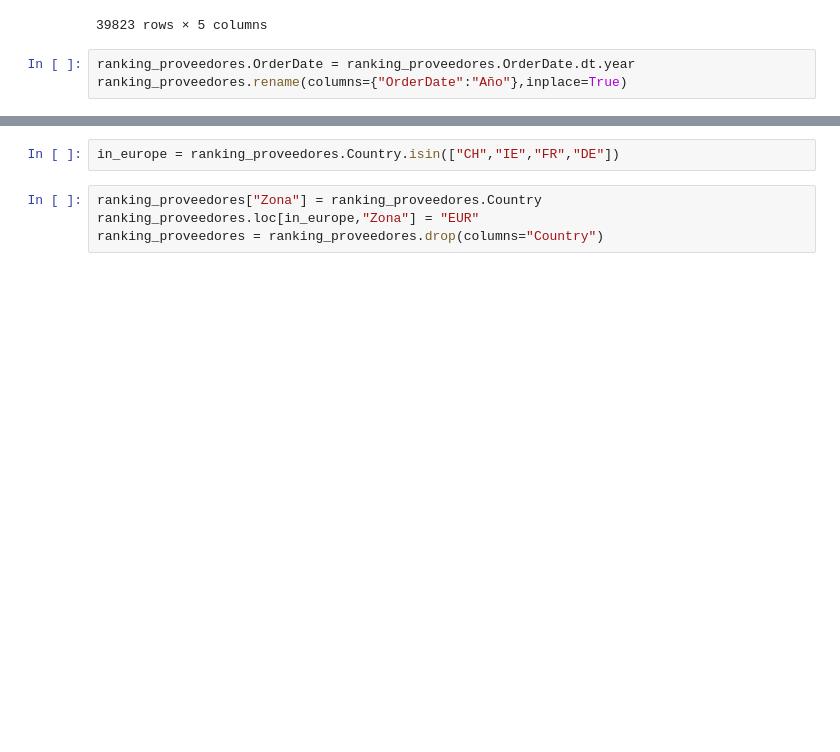
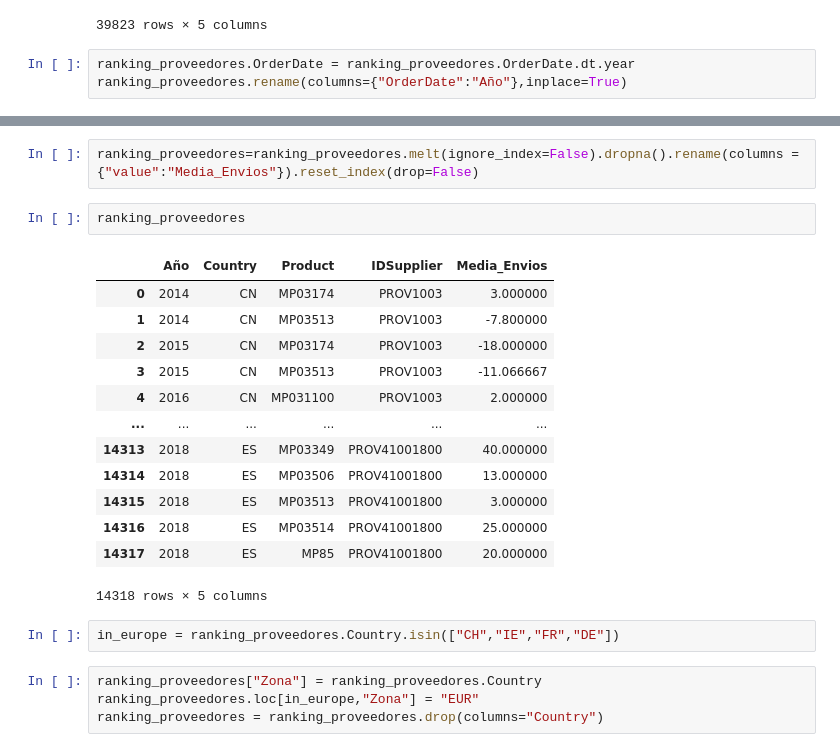
Before and after one commit to borjaLISDATA/Pruebas, a Jupyter notebook: Pandas/Prueba_Tecnica_y_Modelado_ETL.ipynb, the cells around one changed output, grey strips where cells are left out. Drawn from its saved outputs; the diff is of its cells as text; blank space fills up the shorter version.

```diff
--- a/Pandas/Prueba_Tecnica_y_Modelado_ETL.ipynb
+++ b/Pandas/Prueba_Tecnica_y_Modelado_ETL.ipynb
@@ -450,3 +470,21 @@ ranking_proveedores = ranking_proveedores.unstack().melt(ignore_index=False).dro
+# %%
+ranking_proveedores=ranking_proveedores.melt(ignore_index=False).dropna().rename(columns = {"value":"Media_Envios"}).reset_index(drop=False)
+# %%
+ranking_proveedores
+# %% [output]
+|  | Año | Country | Product | IDSupplier | Media_Envios |
+| 0 | 2014 | CN | MP03174 | PROV1003 | 3.000000 |
+| 1 | 2014 | CN | MP03513 | PROV1003 | -7.800000 |
+| 2 | 2015 | CN | MP03174 | PROV1003 | -18.000000 |
+| 3 | 2015 | CN | MP03513 | PROV1003 | -11.066667 |
+| 4 | 2016 | CN | MP031100 | PROV1003 | 2.000000 |
+| ... | ... | ... | ... | ... | ... |
+| 14313 | 2018 | ES | MP03349 | PROV41001800 | 40.000000 |
+| 14314 | 2018 | ES | MP03506 | PROV41001800 | 13.000000 |
+| 14315 | 2018 | ES | MP03513 | PROV41001800 | 3.000000 |
+| 14316 | 2018 | ES | MP03514 | PROV41001800 | 25.000000 |
+| 14317 | 2018 | ES | MP85 | PROV41001800 | 20.000000 |
+14318 rows × 5 columns
 # %%
 in_europe = ranking_proveedores.Country.isin(["CH","IE","FR","DE"])
 # %%
```
Also changed, not shown: parts of 20 cells of this notebook.
